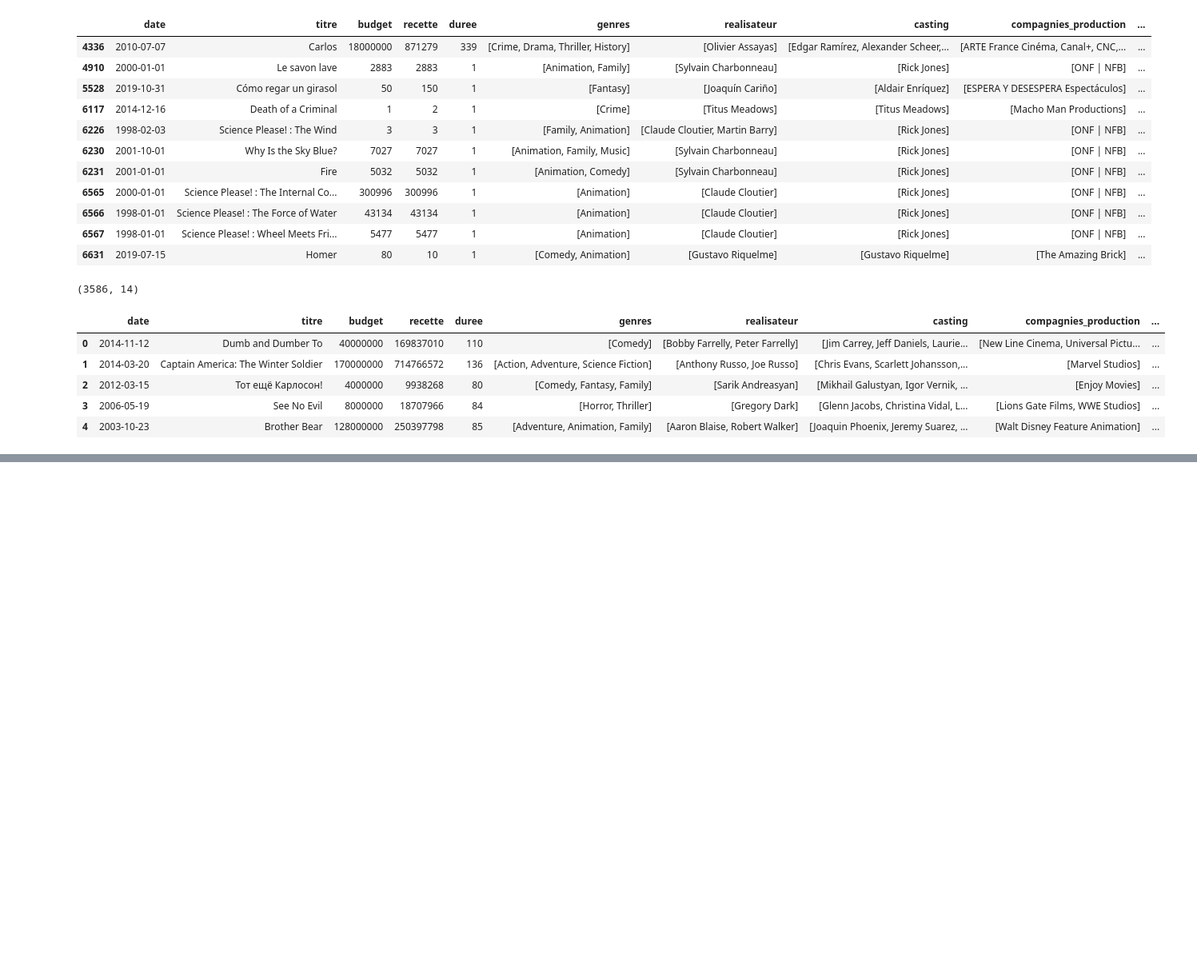
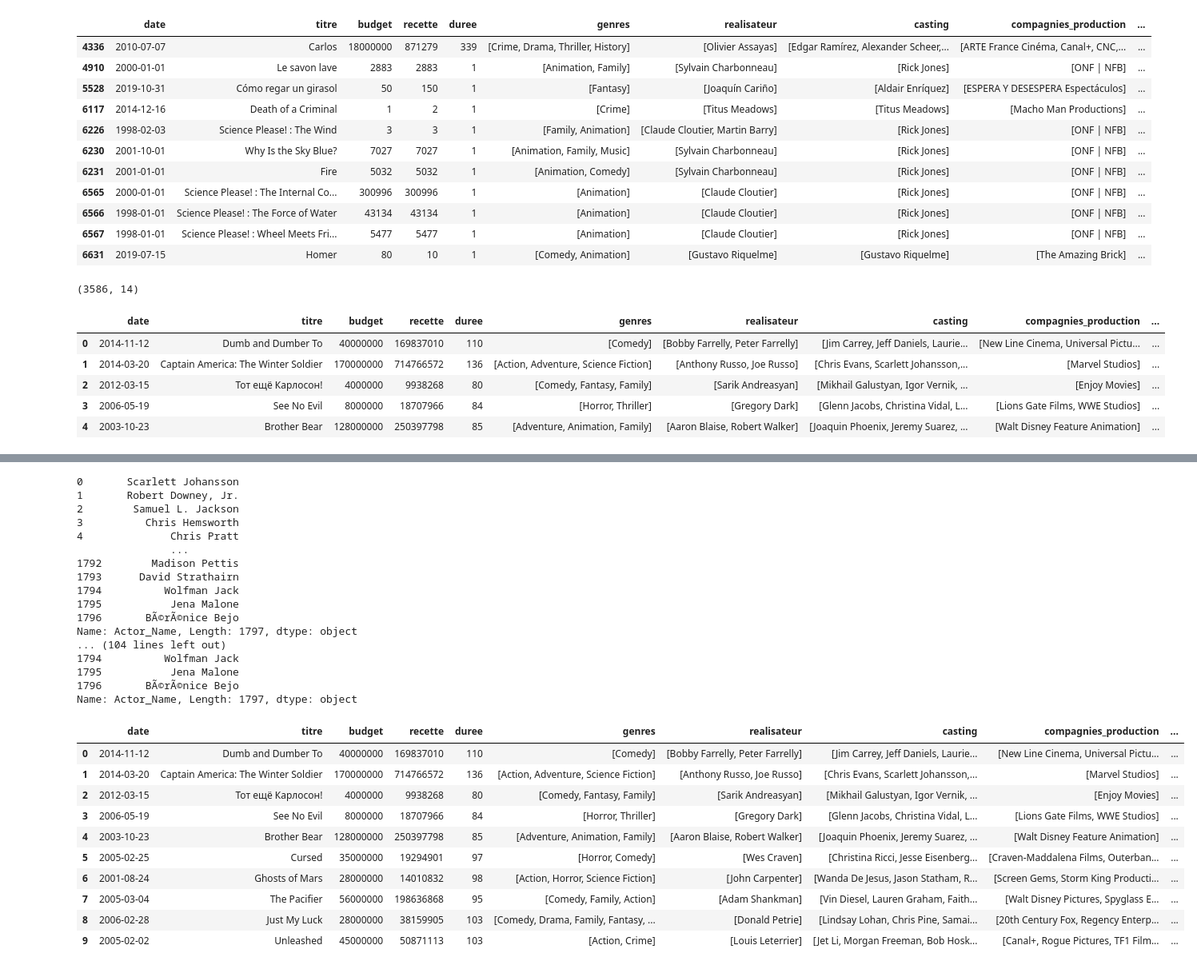
Before and after one commit to Keracles/MovieHype, a Jupyter notebook: data_preparation.ipynb, the cells around one changed output, grey strips where cells are left out. Shown: that part at 80% size. Drawn from its saved outputs; the diff is of its cells as text; code cells hidden in the pictures; blank space fills up the shorter version.

Commit message:
update data_preparation

```diff
--- a/data_preparation.ipynb
+++ b/data_preparation.ipynb
@@ -213,0 +233,3 @@ df_update_v4.to_csv("data\df_update_v4.csv")
+# %%
+dataset_actors = pd.read_csv("data/actor_ratings.csv", index_col=0)
+dataset_actors.head()
@@ -213,0 +243,41 @@ df_update_v4.to_csv("data\df_update_v4.csv")
+# %%
+def casting_rate(row):
+    casting_rate = 0
+    actors_name = dataset_actors['Actor_Name']
+    print(actors_name)
+    for name in row['casting']:
+        if name in actors_name:
+            casting_rate += dataset_actors[dataset_actors['Actor_Name'] == name]['rating']
+    row['casting_rate'] = casting_rate
+    return row
+# %%
+df_update_v4.iloc[:10].apply(casting_rate, axis = 1)
+# %% [output]
+0       Scarlett Johansson
+1       Robert Downey, Jr.
+2        Samuel L. Jackson
+3          Chris Hemsworth
+4              Chris Pratt
+               ...
+1792        Madison Pettis
+1793      David Strathairn
+1794          Wolfman Jack
+1795           Jena Malone
+1796       BÃ©rÃ©nice Bejo
+Name: Actor_Name, Length: 1797, dtype: object
+... (104 lines left out)
+1794          Wolfman Jack
+1795           Jena Malone
+1796       BÃ©rÃ©nice Bejo
+Name: Actor_Name, Length: 1797, dtype: object
+|  | date | titre | budget | recette | duree | genres | realisateur | casting | compagnies_production | ... |
+| 0 | 2014-11-12 | Dumb and Dumber To | 40000000 | 169837010 | 110 | [Comedy] | [Bobby Farrelly, Peter Farrelly] | [Jim Carrey, Jeff Daniels, Laurie... | [New Line Cinema, Universal Pictu... | ... |
+| 1 | 2014-03-20 | Captain America: The Winter Soldier | 170000000 | 714766572 | 136 | [Action, Adventure, Science Fiction] | [Anthony Russo, Joe Russo] | [Chris Evans, Scarlett Johansson,... | [Marvel Studios] | ... |
+| 2 | 2012-03-15 | Тот ещё Карлосон! | 4000000 | 9938268 | 80 | [Comedy, Fantasy, Family] | [Sarik Andreasyan] | [Mikhail Galustyan, Igor Vernik, ... | [Enjoy Movies] | ... |
+| 3 | 2006-05-19 | See No Evil | 8000000 | 18707966 | 84 | [Horror, Thriller] | [Gregory Dark] | [Glenn Jacobs, Christina Vidal, L... | [Lions Gate Films, WWE Studios] | ... |
+| 4 | 2003-10-23 | Brother Bear | 128000000 | 250397798 | 85 | [Adventure, Animation, Family] | [Aaron Blaise, Robert Walker] | [Joaquin Phoenix, Jeremy Suarez, ... | [Walt Disney Feature Animation] | ... |
+| 5 | 2005-02-25 | Cursed | 35000000 | 19294901 | 97 | [Horror, Comedy] | [Wes Craven] | [Christina Ricci, Jesse Eisenberg... | [Craven-Maddalena Films, Outerban... | ... |
+| 6 | 2001-08-24 | Ghosts of Mars | 28000000 | 14010832 | 98 | [Action, Horror, Science Fiction] | [John Carpenter] | [Wanda De Jesus, Jason Statham, R... | [Screen Gems, Storm King Producti... | ... |
+| 7 | 2005-03-04 | The Pacifier | 56000000 | 198636868 | 95 | [Comedy, Family, Action] | [Adam Shankman] | [Vin Diesel, Lauren Graham, Faith... | [Walt Disney Pictures, Spyglass E... | ... |
+| 8 | 2006-02-28 | Just My Luck | 28000000 | 38159905 | 103 | [Comedy, Drama, Family, Fantasy, ... | [Donald Petrie] | [Lindsay Lohan, Chris Pine, Samai... | [20th Century Fox, Regency Enterp... | ... |
+| 9 | 2005-02-02 | Unleashed | 45000000 | 50871113 | 103 | [Action, Crime] | [Louis Leterrier] | [Jet Li, Morgan Freeman, Bob Hosk... | [Canal+, Rogue Pictures, TF1 Film... | ... |
```
Also changed, not shown: parts of 5 cells of this notebook, 2 other files.
